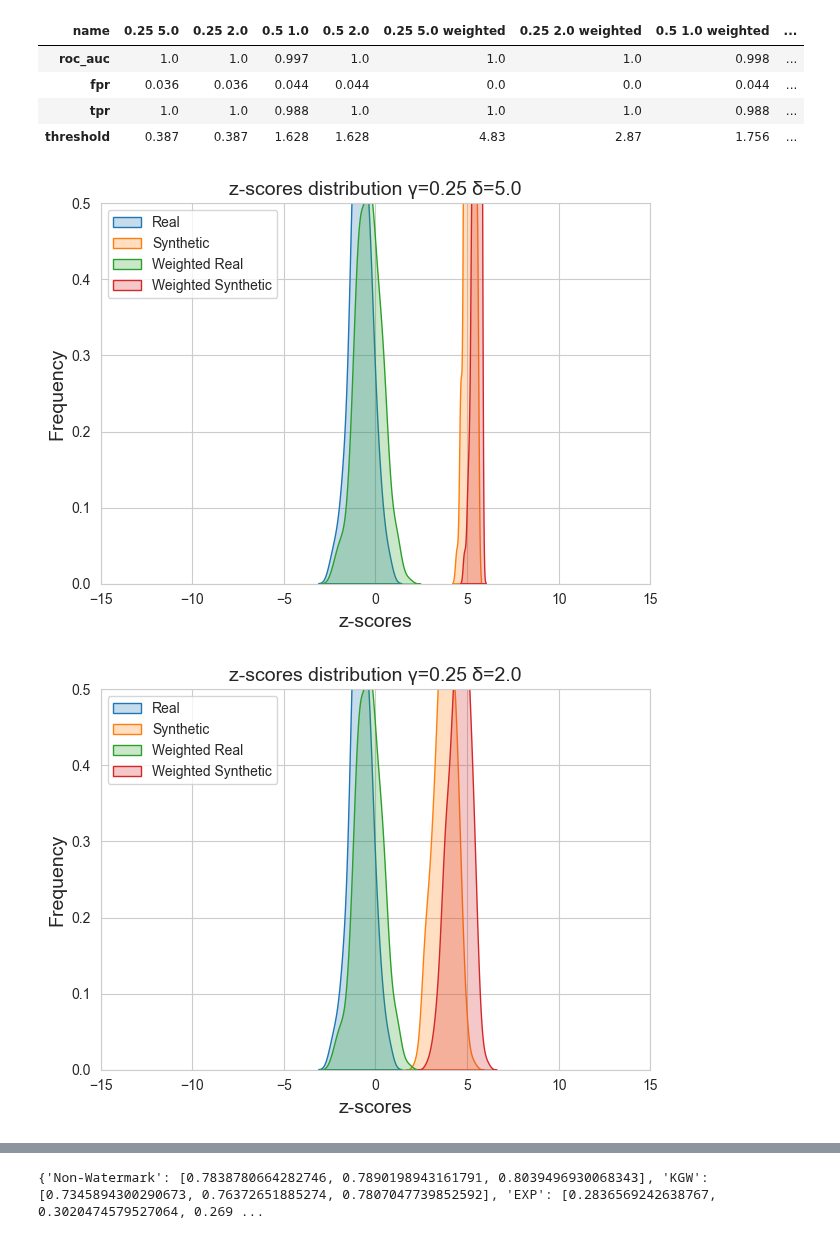
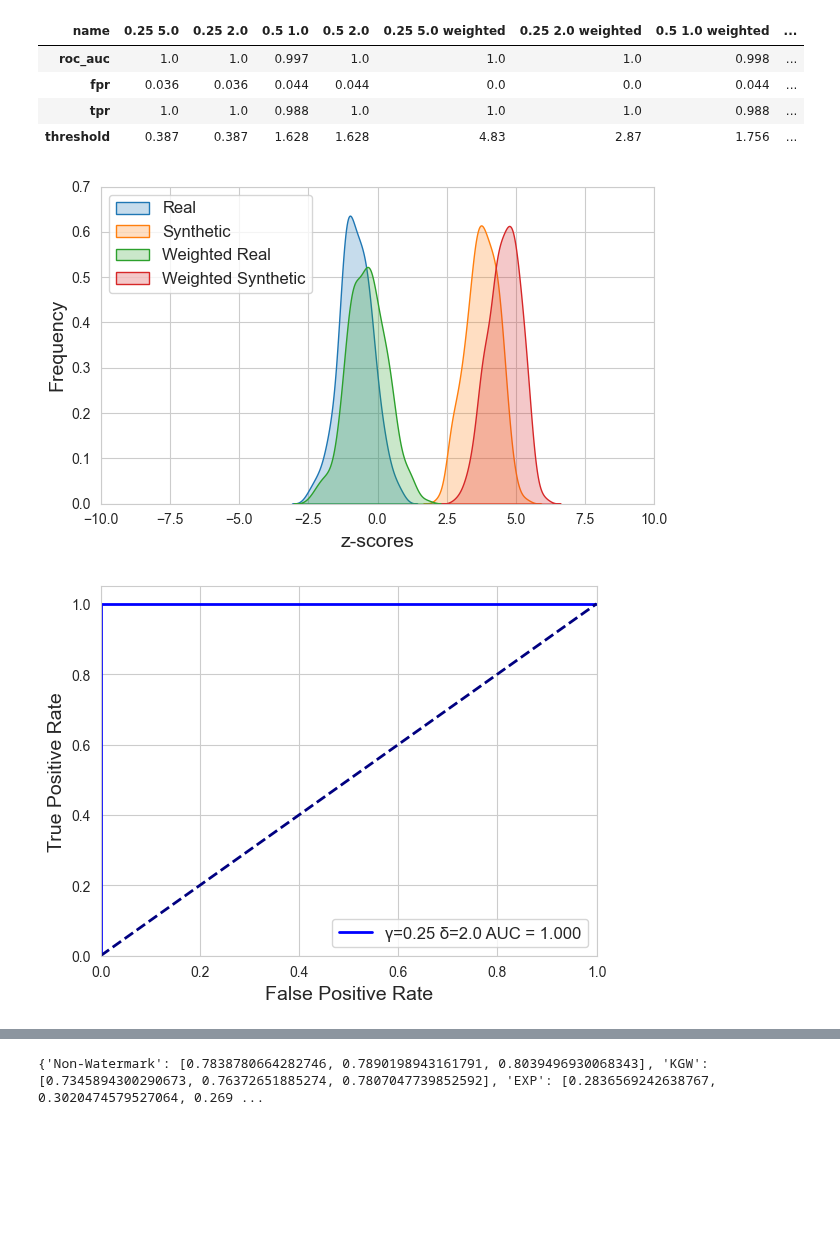
Before and after one commit to blueminh/t-rest, a Jupyter notebook: evaluation/synthcity.ipynb, the cells around one changed output, grey strips where cells are left out. Drawn from its saved outputs; the diff is of its cells as text; code cells hidden in the pictures; blank space fills up the shorter version.

```diff
--- a/evaluation/synthcity.ipynb
+++ b/evaluation/synthcity.ipynb
@@ -546,30 +546,30 @@ process_tpr_fpr(results["non_weighted_results"], results["weighted_results"], ma
 | tpr | 1.0 | 1.0 | 0.988 | 1.0 | 1.0 | 1.0 | 0.988 | ... |
 | threshold | 0.387 | 0.387 | 1.628 | 1.628 | 4.83 | 2.87 | 1.756 | ... |
 # %%
-gamma_delta_pairs = [(0.25, 5.0), (0.25, 2.0), (0.5, 1.0), (0.5, 2.0)]
+gamma_delta_pairs = [(0.25, 2.0)]
 results = compute_roc_auc(
     # ["adult", "california", "abalone", "diabetes"],
     ['diabetes'],
     gamma_delta_pairs=gamma_delta_pairs,
     num_samples_per_class=250,
     num_tokens_per_sample=125,
     plot_distribution=True,
     softmax_temp=5.0,
     custom_softmax=lambda x : softmax(x * 1.5 / np.max(x), 1.0),
 )
 
 import json
 
 # Convert NumPy arrays to lists before saving
 def convert_np_arrays(obj):
     if isinstance(obj, np.ndarray):
         return obj.tolist()
     return obj
 
-with open('temp.json', 'w') as f:
-    json.dump(results, f, default=convert_np_arrays)
+# with open('temp.json', 'w') as f:
+#     json.dump(results, f, default=convert_np_arrays)
 
 plot_roc_curves_separated_figures(results["non_weighted_results"], results["weighted_results"])
 # %% [output]
-[figure, old version]
+[figure, new version]
-[figure, old version]
+[figure, new version]
```
Also changed, not shown: parts of 7 cells of this notebook, 8 other files.
